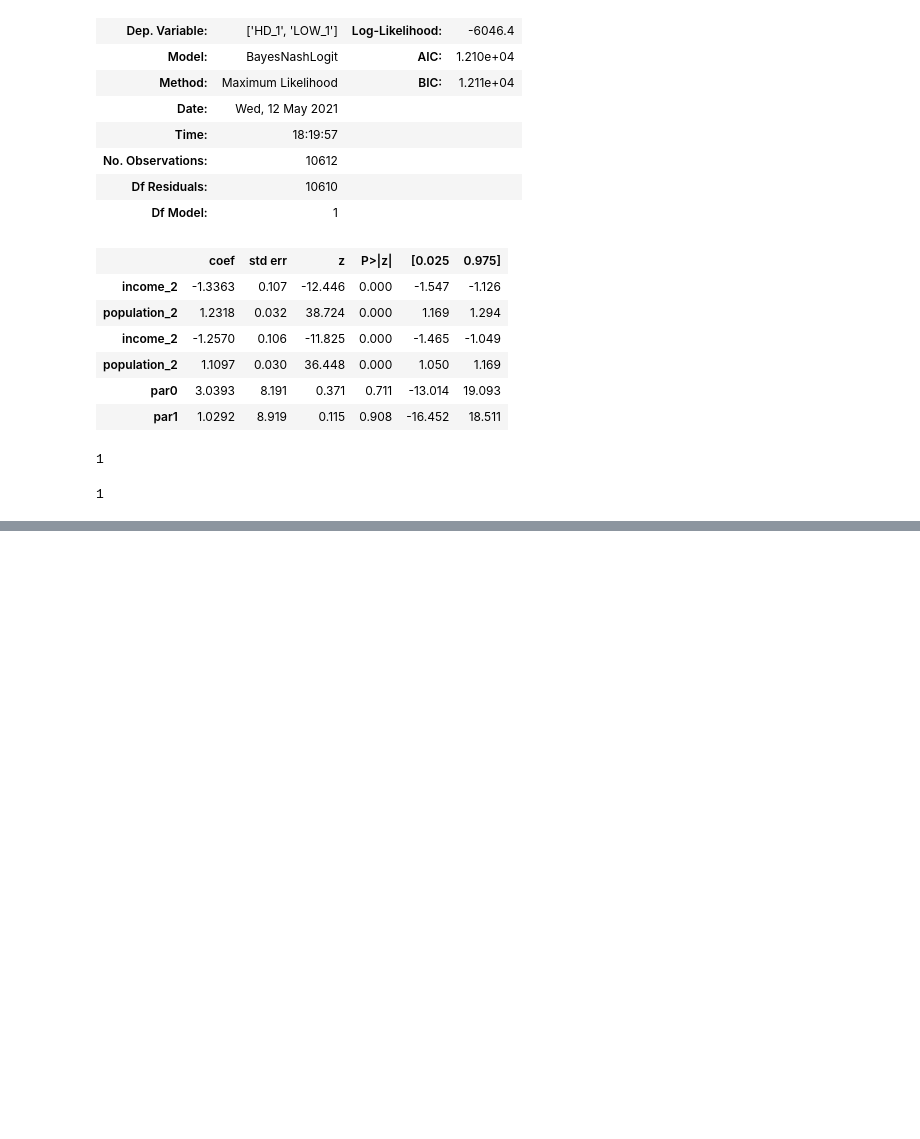
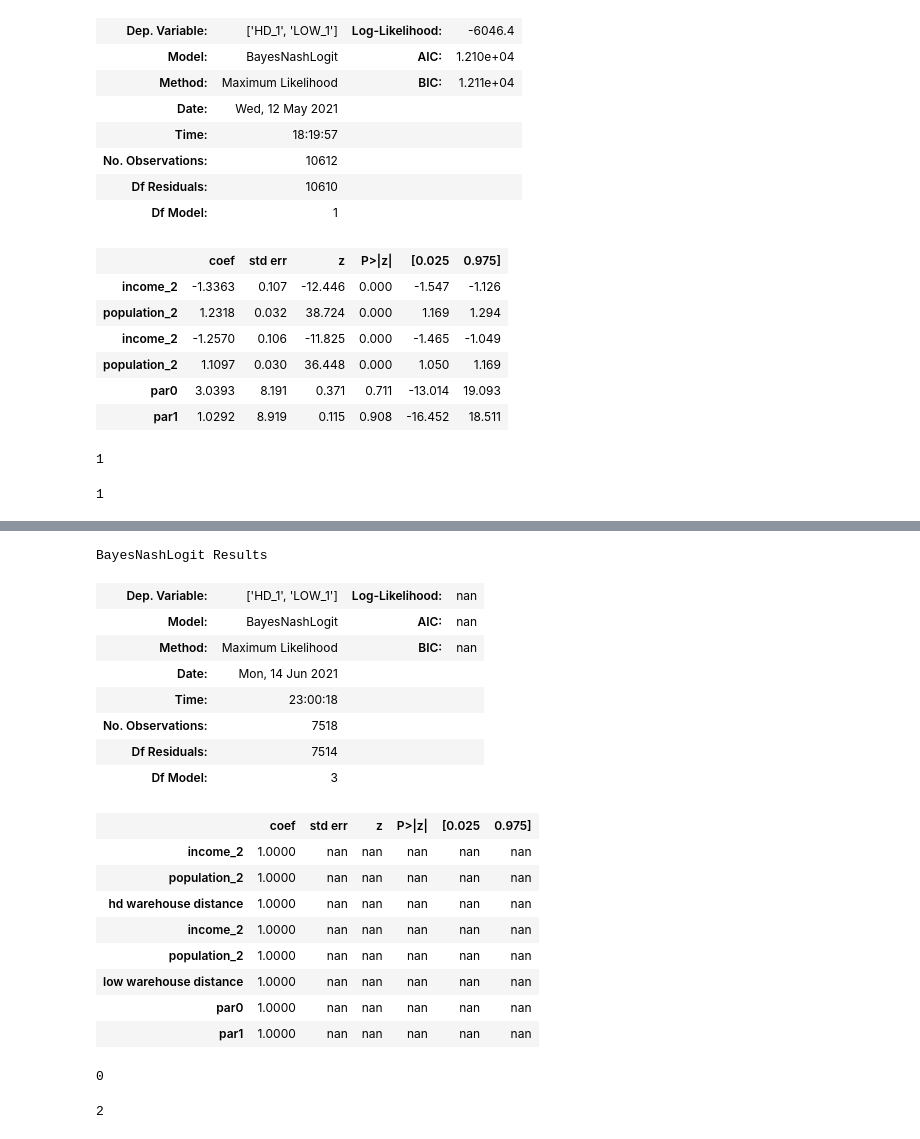
Before and after one commit to ericschulman/entry_games, a Jupyter notebook: estimation/model_fit_v2.ipynb, the cells around one changed output, grey strips where cells are left out. Drawn from its saved outputs; the diff is of its cells as text; code cells hidden in the pictures; blank space fills up the shorter version.

```diff
--- a/estimation/model_fit_v2.ipynb
+++ b/estimation/model_fit_v2.ipynb
@@ -96,0 +129,7 @@ bootstrap_test_model
+# %%
+# Fit the BayesNashLogit model
+x = entry2_data[['income_2','population_2','hd warehouse distance', 'income_2','population_2','low warehouse distance']].copy()
+y = entry2_data[['HD_1','LOW_1']]
+BayesNashLogit_model = selection_tests.BayesNashLogit(y,x).fit(xtol=1e-6,ftol=1e-6)
+BayesNashLogit_model.summary()
+# %% [output]
@@ -96,0 +137,34 @@ bootstrap_test_model
+BayesNashLogit Results
+| Dep. Variable: | ['HD_1', 'LOW_1'] | Log-Likelihood: | nan |
+| Model: | BayesNashLogit | AIC: | nan |
+| Method: | Maximum Likelihood | BIC: | nan |
+| Date: | Mon, 14 Jun 2021 |  |  |
+| Time: | 23:00:18 |  |  |
+| No. Observations: | 7518 |  |  |
+| Df Residuals: | 7514 |  |  |
+| Df Model: | 3 |  |  |
+|  | coef | std err | z | P>|z| | [0.025 | 0.975] |
+| income_2 | 1.0000 | nan | nan | nan | nan | nan |
+| population_2 | 1.0000 | nan | nan | nan | nan | nan |
+| hd warehouse distance | 1.0000 | nan | nan | nan | nan | nan |
+| income_2 | 1.0000 | nan | nan | nan | nan | nan |
+| population_2 | 1.0000 | nan | nan | nan | nan | nan |
+| low warehouse distance | 1.0000 | nan | nan | nan | nan | nan |
+| par0 | 1.0000 | nan | nan | nan | nan | nan |
+| par1 | 1.0000 | nan | nan | nan | nan | nan |
+# %%
+# Fit the regular test model
+x = entry2_data[['income_2','population_2','hd warehouse distance', 'income_2','population_2','low warehouse distance']].copy()
+y = entry2_data[['HD_1','LOW_1']]
+regular_test_model = selection_tests.regular_test(y,x,selection_tests.setup_test)
+regular_test_model
+# %% [output]
+0
+# %%
+# Fit the bootstrap test model
+x = entry2_data[['income_2','population_2', 'income_2','population_2']].copy()
+y = entry2_data[['HD_1','LOW_1']]
+bootstrap_test_model = selection_tests.bootstrap_test(y,x,selection_tests.setup_test, trials=100)
+bootstrap_test_model
+# %% [output]
+2
```
Also changed, not shown: parts of 4 cells of this notebook, 4 other files.
